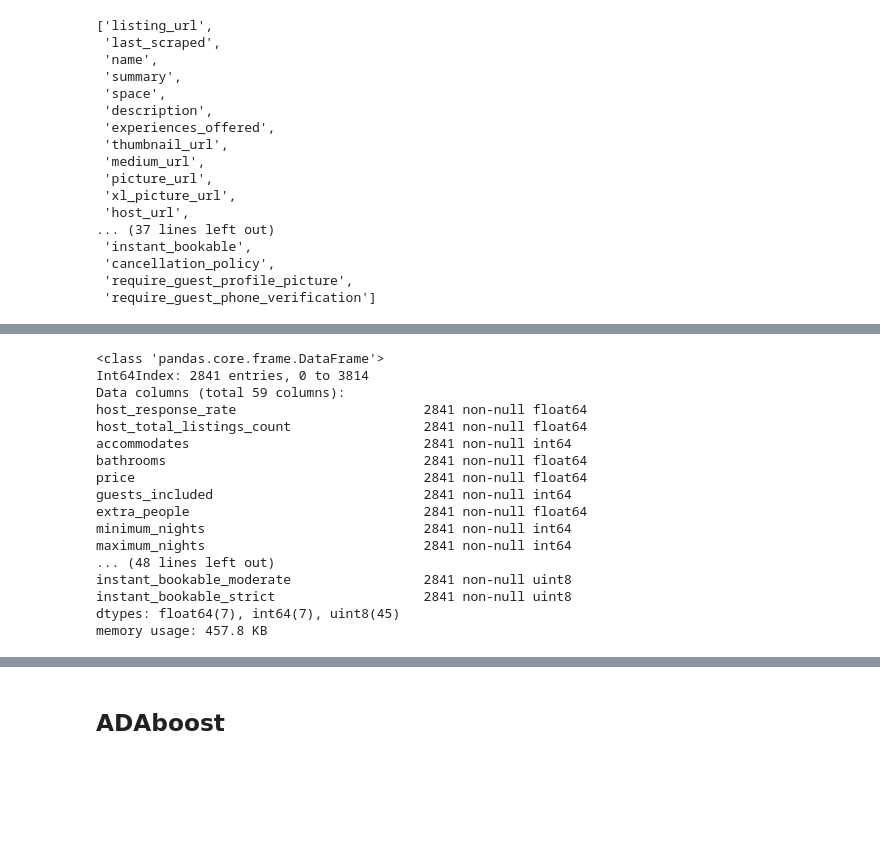
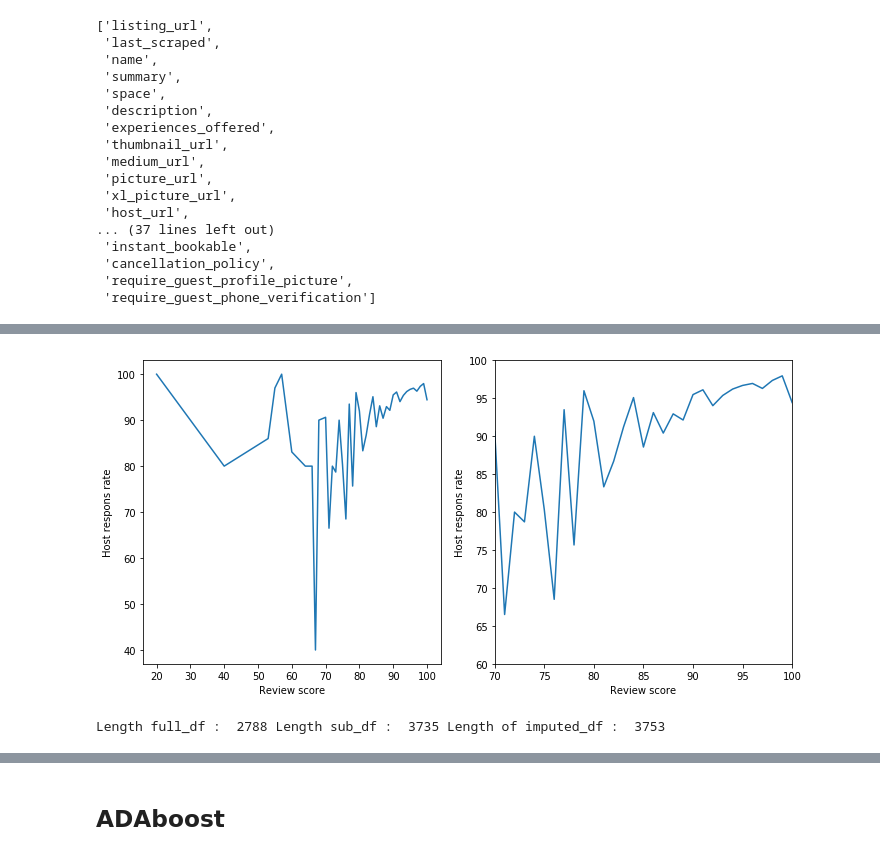
Before and after one commit to Roaldb86/AirBnB-Prices, a Jupyter notebook: SeattleAirBNB.ipynb, the cells around one changed output, grey strips where cells are left out. Drawn from its saved outputs; the diff is of its cells as text; code cells hidden in the pictures; blank space fills up the shorter version.

```diff
--- a/SeattleAirBNB.ipynb
+++ b/SeattleAirBNB.ipynb
@@ -260,2 +248,0 @@ sns.heatmap(listings.corr(), annot=True, fmt='.2f');
-# %%
-listings.dropna(inplace=True);
@@ -262 +283,21 @@ listings.dropna(inplace=True);
+# %%
+host = pd.DataFrame(listings.groupby('review_scores_rating')['host_response_rate'].mean())
+plt.pyplot.subplots(figsize=(10,5))
+plt.pyplot.title("Response rate vs review score")
+plt.pyplot.subplot(1,2,1)
+plt.pyplot.plot(host)
+plt.pyplot.ylabel("Host respons rate")
+plt.pyplot.xlabel("Review score")
+
+# data under 70 for review score seems noisy so i made a subplot for datapoints above
+plt.pyplot.subplot(1,2,2)
+plt.pyplot.plot(host)
+plt.pyplot.ylabel("Host respons rate")
+plt.pyplot.xlabel("Review score")
+plt.pyplot.xlim(70,100)
+plt.pyplot.ylim(60,100)
+
+plt.pyplot.tight_layout()
+# %% [output]
+[figure, added]
 # %%
@@ -266,20 +305,0 @@ listings = pd.get_dummies(listings, prefix=one_hot_encode, drop_first=True);
-# %%
-listings.info()
-# %% [output]
-<class 'pandas.core.frame.DataFrame'>
-Int64Index: 2841 entries, 0 to 3814
-Data columns (total 59 columns):
-host_response_rate                        2841 non-null float64
-host_total_listings_count                 2841 non-null float64
-accommodates                              2841 non-null int64
-bathrooms                                 2841 non-null float64
-price                                     2841 non-null float64
-guests_included                           2841 non-null int64
-extra_people                              2841 non-null float64
-minimum_nights                            2841 non-null int64
-maximum_nights                            2841 non-null int64
-... (48 lines left out)
-instant_bookable_moderate                 2841 non-null uint8
-instant_bookable_strict                   2841 non-null uint8
-dtypes: float64(7), int64(7), uint8(45)
-memory usage: 457.8 KB
@@ -288,0 +312,7 @@ features = listings.drop('price', axis=1).copy()
+# %%
+# Length of each dataset
+print("Length full_df : ", len(full_df),
+      "Length sub_df : ", len(sub_df),
+      "Length of imputed_df : ", len(mean_imputed_df))
+# %% [output]
+Length full_df :  2788 Length sub_df :  3735 Length of imputed_df :  3753
```
Also changed, not shown: parts of 36 cells of this notebook.
